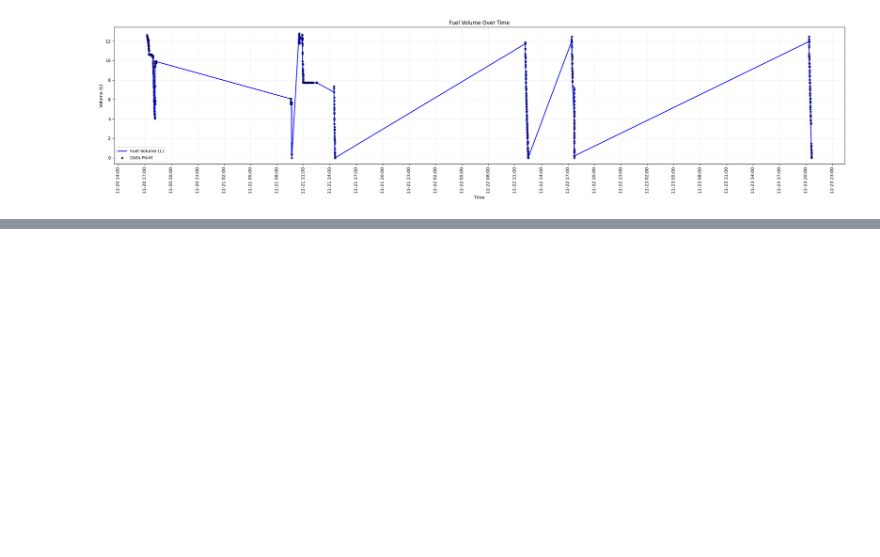
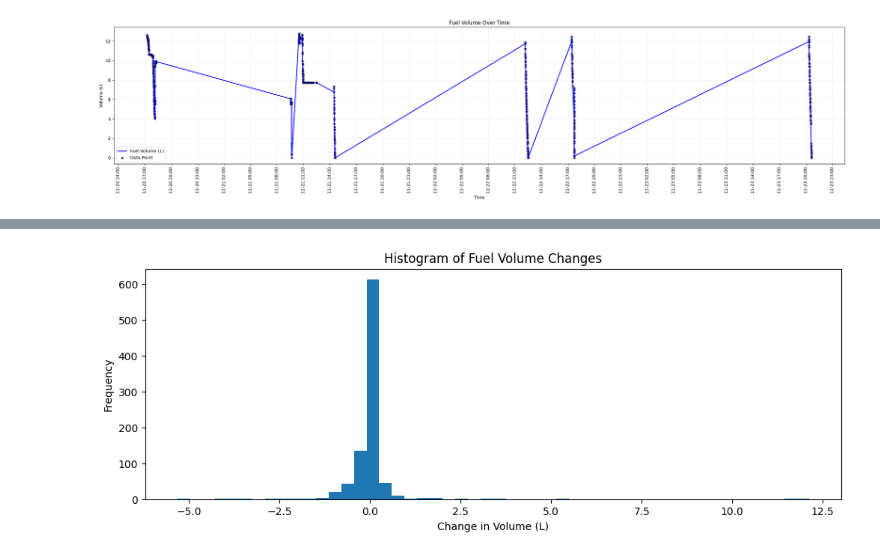
Before and after one commit to SenuraUpesh2002/Research-Project-SLIIT, a Jupyter notebook: model_training/Anomaly_Detection.ipynb, the cells around one changed output, grey strips where cells are left out. Saved outputs shown, nothing was run; the diff lists cells and outputs as text; code cells hidden in the pictures; blank space fills up the shorter version.

```diff
--- a/model_training/Anomaly_Detection.ipynb
+++ b/model_training/Anomaly_Detection.ipynb
@@ -166,0 +258,20 @@ df['volume_diff'] = df['Fuel Volume (L)'].diff()
+# %%
+df['rolling_mean'] = df['Fuel Volume (L)'].rolling(window=5).mean()
+df['rolling_std'] = df['Fuel Volume (L)'].rolling(window=5).std()
+# %%
+df['hour'] = df['reading_time'].dt.hour
+df['day_of_week'] = df['reading_time'].dt.dayofweek
+df['is_weekend'] = df['day_of_week'] >= 5
+# %%
+from sklearn.preprocessing import StandardScaler
+scaler = StandardScaler()
+df['volume_diff_scaled'] = scaler.fit_transform(df[['volume_diff']].fillna(0))
+# %%
+plt.figure(figsize=(12, 4))
+plt.hist(df['volume_diff'].dropna(), bins=50)
+plt.title('Histogram of Fuel Volume Changes')
+plt.xlabel('Change in Volume (L)')
+plt.ylabel('Frequency')
+plt.show()
+# %% [output]
+[figure, added]
```
Also changed, not shown: parts of 27 cells of this notebook.
